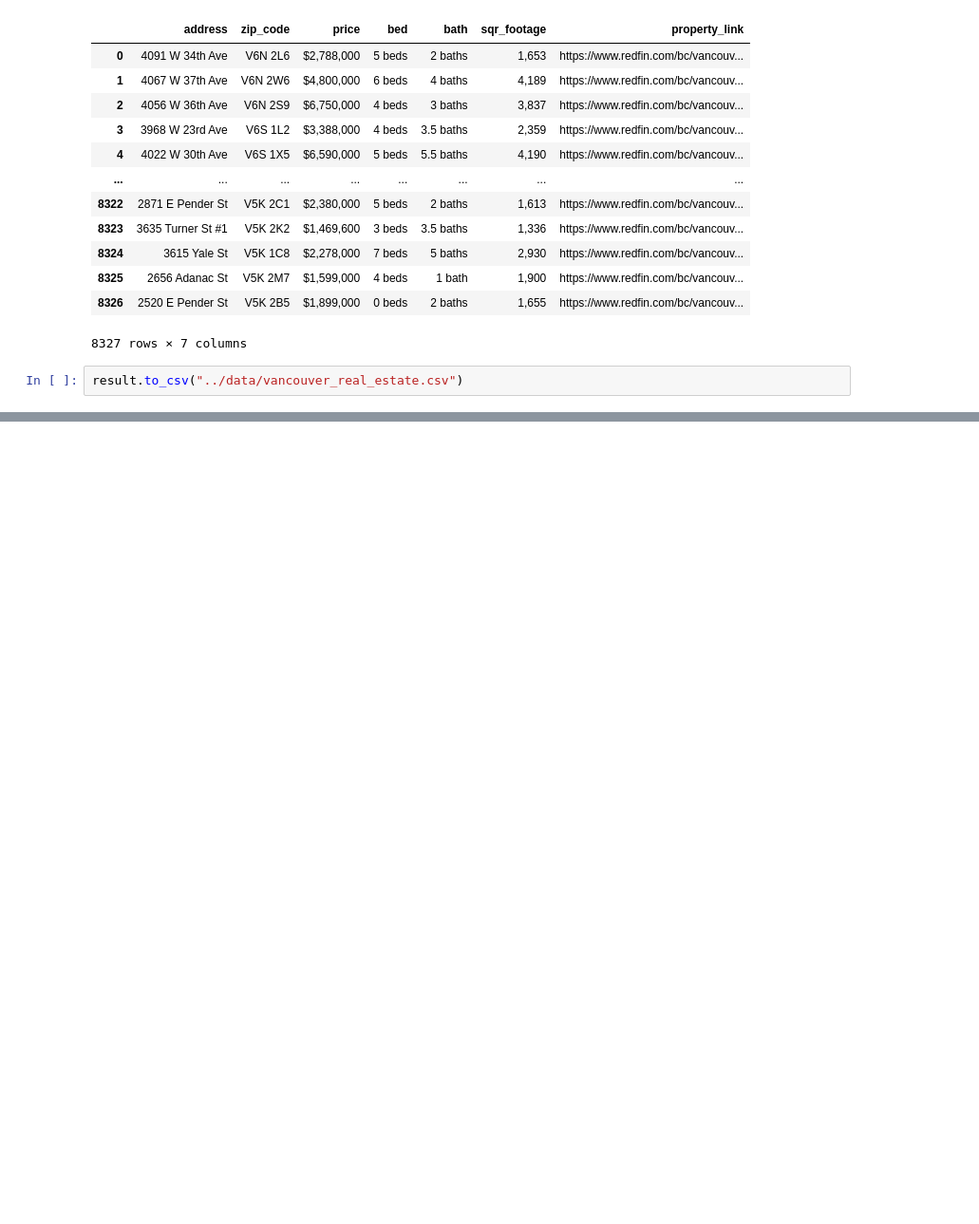
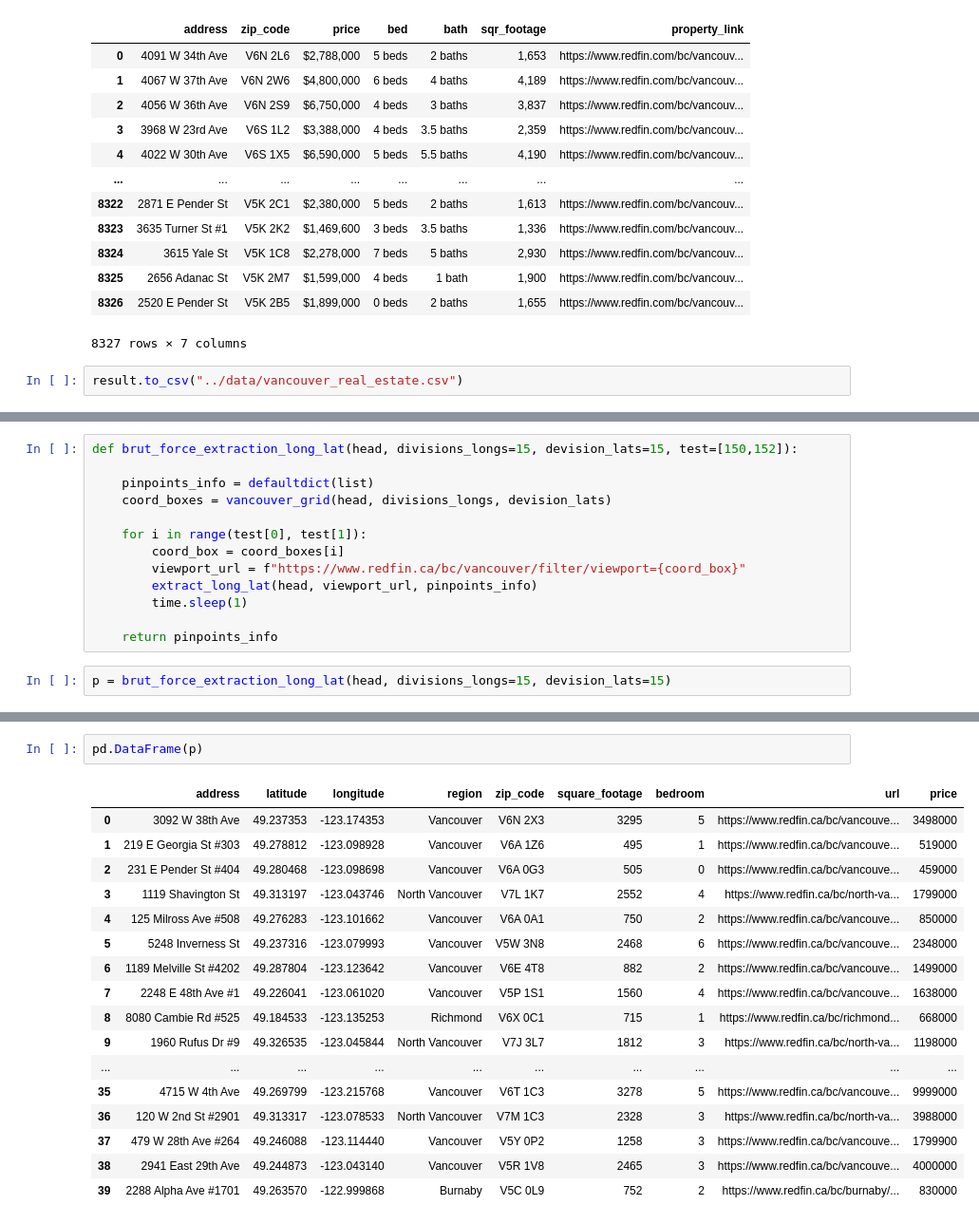
Before and after one commit to chrisgqy/Redfin_RealEstate_ETL, a Jupyter notebook: notebook/extraction.ipynb, the cells around one changed output, grey strips where cells are left out. Shown: that part at 95% size. Cells and saved outputs as stored; diff of their text form; blank space fills up the shorter version.

Commit message:
test_run

```diff
--- a/notebook/extraction.ipynb
+++ b/notebook/extraction.ipynb
@@ -445,0 +423,15 @@ def extract_long_lat(head, link):
+# %%
+def brut_force_extraction_long_lat(head, divisions_longs=15, devision_lats=15, test=[150,152]):
+
+    pinpoints_info = defaultdict(list)
+    coord_boxes = vancouver_grid(head, divisions_longs, devision_lats)
+
+    for i in range(test[0], test[1]):
+        coord_box = coord_boxes[i]
+        viewport_url = f"https://www.redfin.ca/bc/vancouver/filter/viewport={coord_box}"
+        extract_long_lat(head, viewport_url, pinpoints_info)
+        time.sleep(1)
+
+    return pinpoints_info
+# %%
+p = brut_force_extraction_long_lat(head, divisions_longs=15, devision_lats=15)
@@ -445,0 +454,20 @@ def extract_long_lat(head, link):
+# %%
+pd.DataFrame(p)
+# %% [output]
+|  | address | latitude | longitude | region | zip_code | square_footage | bedroom | url | price |
+| 0 | 3092 W 38th Ave | 49.237353 | -123.174353 | Vancouver | V6N 2X3 | 3295 | 5 | https://www.redfin.ca/bc/vancouve... | 3498000 |
+| 1 | 219 E Georgia St #303 | 49.278812 | -123.098928 | Vancouver | V6A 1Z6 | 495 | 1 | https://www.redfin.ca/bc/vancouve... | 519000 |
+| 2 | 231 E Pender St #404 | 49.280468 | -123.098698 | Vancouver | V6A 0G3 | 505 | 0 | https://www.redfin.ca/bc/vancouve... | 459000 |
+| 3 | 1119 Shavington St | 49.313197 | -123.043746 | North Vancouver | V7L 1K7 | 2552 | 4 | https://www.redfin.ca/bc/north-va... | 1799000 |
+| 4 | 125 Milross Ave #508 | 49.276283 | -123.101662 | Vancouver | V6A 0A1 | 750 | 2 | https://www.redfin.ca/bc/vancouve... | 850000 |
+| 5 | 5248 Inverness St | 49.237316 | -123.079993 | Vancouver | V5W 3N8 | 2468 | 6 | https://www.redfin.ca/bc/vancouve... | 2348000 |
+| 6 | 1189 Melville St #4202 | 49.287804 | -123.123642 | Vancouver | V6E 4T8 | 882 | 2 | https://www.redfin.ca/bc/vancouve... | 1499000 |
+| 7 | 2248 E 48th Ave #1 | 49.226041 | -123.061020 | Vancouver | V5P 1S1 | 1560 | 4 | https://www.redfin.ca/bc/vancouve... | 1638000 |
+| 8 | 8080 Cambie Rd #525 | 49.184533 | -123.135253 | Richmond | V6X 0C1 | 715 | 1 | https://www.redfin.ca/bc/richmond... | 668000 |
+| 9 | 1960 Rufus Dr #9 | 49.326535 | -123.045844 | North Vancouver | V7J 3L7 | 1812 | 3 | https://www.redfin.ca/bc/north-va... | 1198000 |
+| ... | ... | ... | ... | ... | ... | ... | ... | ... | ... |
+| 35 | 4715 W 4th Ave | 49.269799 | -123.215768 | Vancouver | V6T 1C3 | 3278 | 5 | https://www.redfin.ca/bc/vancouve... | 9999000 |
+| 36 | 120 W 2nd St #2901 | 49.313317 | -123.078533 | North Vancouver | V7M 1C3 | 2328 | 3 | https://www.redfin.ca/bc/north-va... | 3988000 |
+| 37 | 479 W 28th Ave #264 | 49.246088 | -123.114440 | Vancouver | V5Y 0P2 | 1258 | 3 | https://www.redfin.ca/bc/vancouve... | 1799900 |
+| 38 | 2941 East 29th Ave | 49.244873 | -123.043140 | Vancouver | V5R 1V8 | 2465 | 3 | https://www.redfin.ca/bc/vancouve... | 4000000 |
+| 39 | 2288 Alpha Ave #1701 | 49.263570 | -122.999868 | Burnaby | V5C 0L9 | 752 | 2 | https://www.redfin.ca/bc/burnaby/... | 830000 |
```
Also changed, not shown: parts of 6 cells of this notebook.
